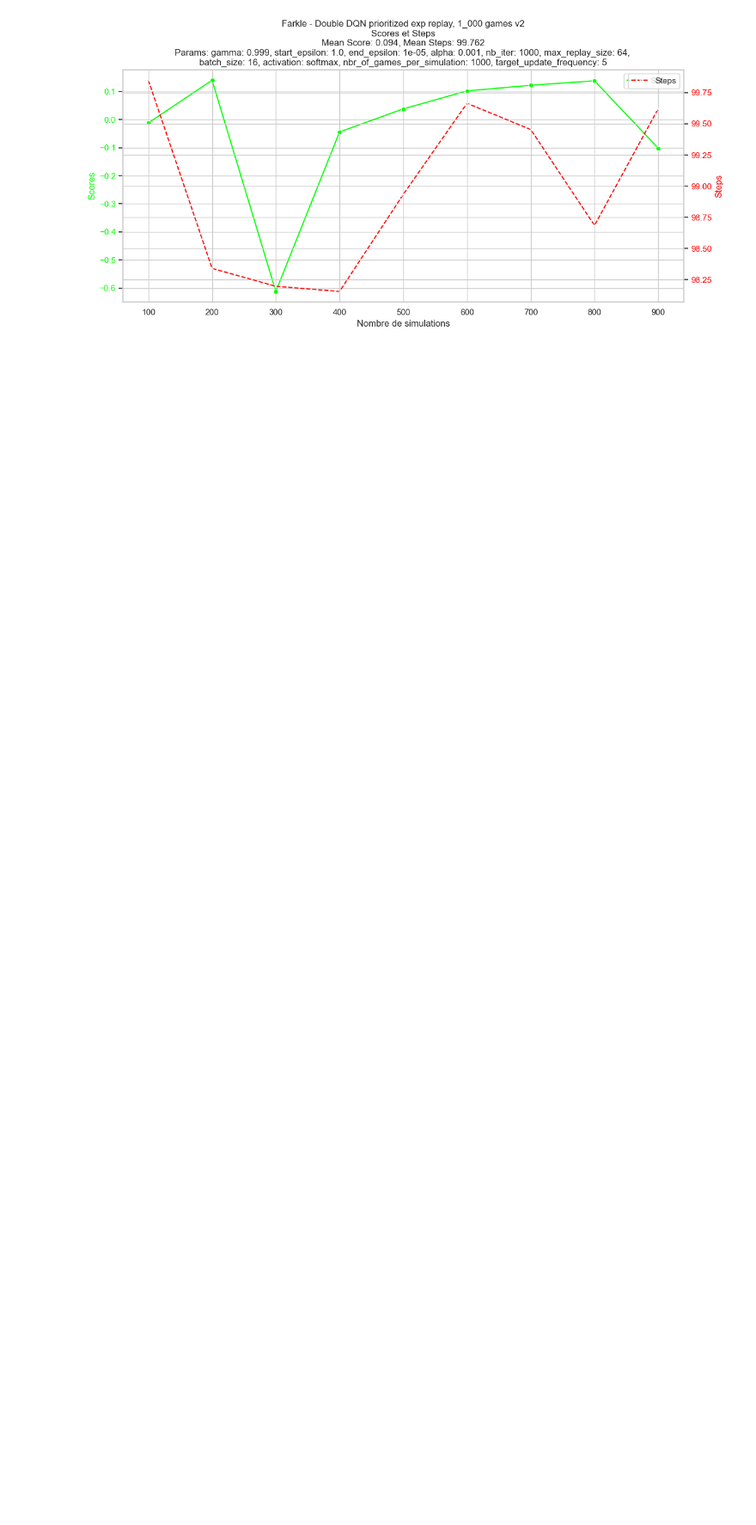
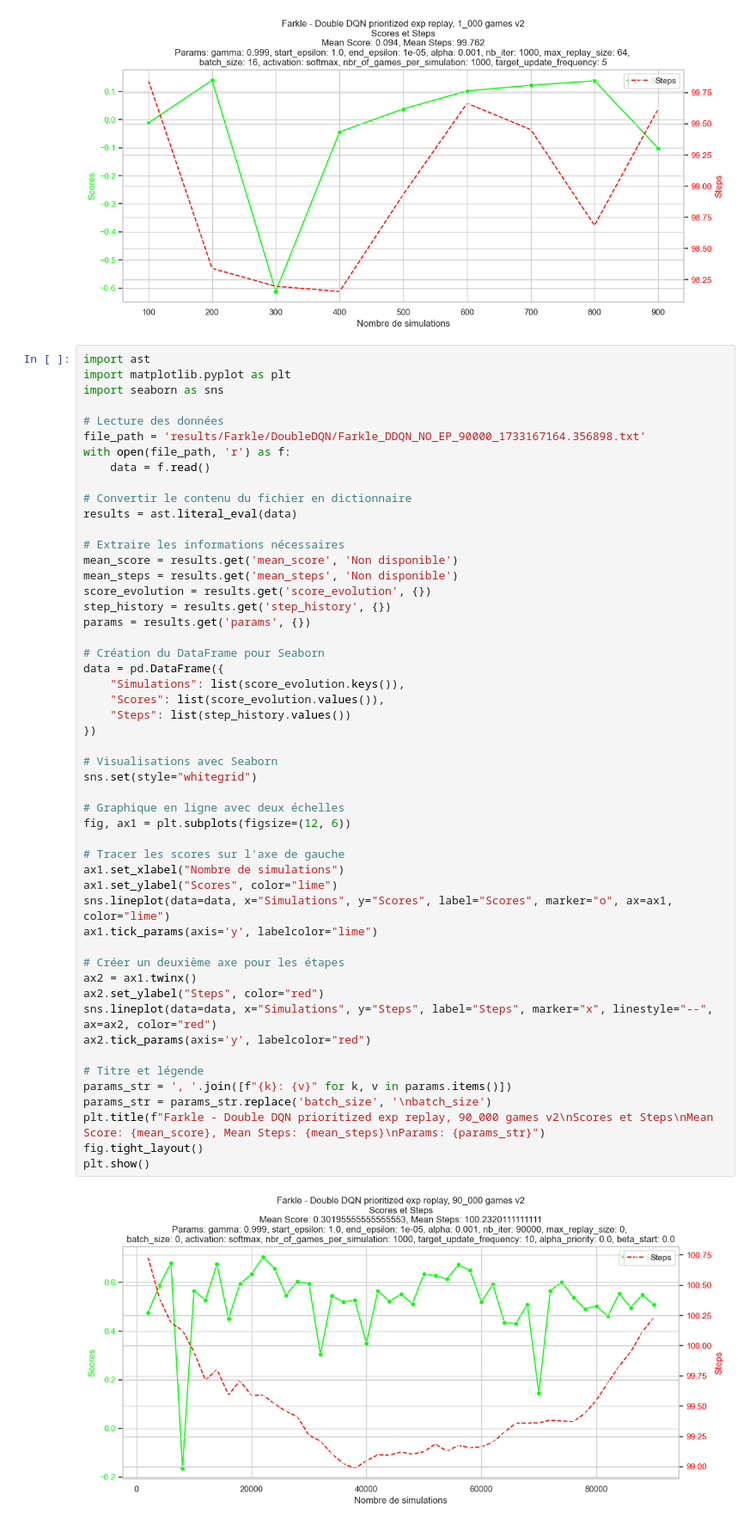
Before and after one commit to clementdevarieux/drl_project, a Jupyter notebook: data_visualisation.ipynb, the cells around one changed output. Shown at 86% size. Saved outputs shown, nothing was run; the diff lists cells and outputs as text; blank space fills up the shorter version.

Commit message:
long train ddqn

```diff
--- a/data_visualisation.ipynb
+++ b/data_visualisation.ipynb
@@ -1056,3 +1056,56 @@ fig.tight_layout()
 plt.show()
 # %% [output]
 [figure]
+# %%
+import ast
+import matplotlib.pyplot as plt
+import seaborn as sns
+
+# Lecture des données
+file_path = 'results/Farkle/DoubleDQN/Farkle_DDQN_NO_EP_90000_1733167164.356898.txt'
+with open(file_path, 'r') as f:
+    data = f.read()
+
+# Convertir le contenu du fichier en dictionnaire
+results = ast.literal_eval(data)
+
+# Extraire les informations nécessaires
+mean_score = results.get('mean_score', 'Non disponible')
+mean_steps = results.get('mean_steps', 'Non disponible')
+score_evolution = results.get('score_evolution', {})
+step_history = results.get('step_history', {})
+params = results.get('params', {})
+
+# Création du DataFrame pour Seaborn
+data = pd.DataFrame({
+    "Simulations": list(score_evolution.keys()),
+    "Scores": list(score_evolution.values()),
+    "Steps": list(step_history.values())
+})
+
+# Visualisations avec Seaborn
+sns.set(style="whitegrid")
+
+# Graphique en ligne avec deux échelles
+fig, ax1 = plt.subplots(figsize=(12, 6))
+
+# Tracer les scores sur l'axe de gauche
+ax1.set_xlabel("Nombre de simulations")
+ax1.set_ylabel("Scores", color="lime")
+sns.lineplot(data=data, x="Simulations", y="Scores", label="Scores", marker="o", ax=ax1, color="lime")
+ax1.tick_params(axis='y', labelcolor="lime")
+
+# Créer un deuxième axe pour les étapes
+ax2 = ax1.twinx()
+ax2.set_ylabel("Steps", color="red")
+sns.lineplot(data=data, x="Simulations", y="Steps", label="Steps", marker="x", linestyle="--", ax=ax2, color="red")
+ax2.tick_params(axis='y', labelcolor="red")
+
+# Titre et légende
+params_str = ', '.join([f"{k}: {v}" for k, v in params.items()])
+params_str = params_str.replace('batch_size', '\nbatch_size')
+plt.title(f"Farkle - Double DQN prioritized exp replay, 90_000 games v2\nScores et Steps\nMean Score: {mean_score}, Mean Steps: {mean_steps}\nParams: {params_str}")
+fig.tight_layout()
+plt.show()
+# %% [output]
+[figure, added]
```
Also changed, not shown: 5 other files.
